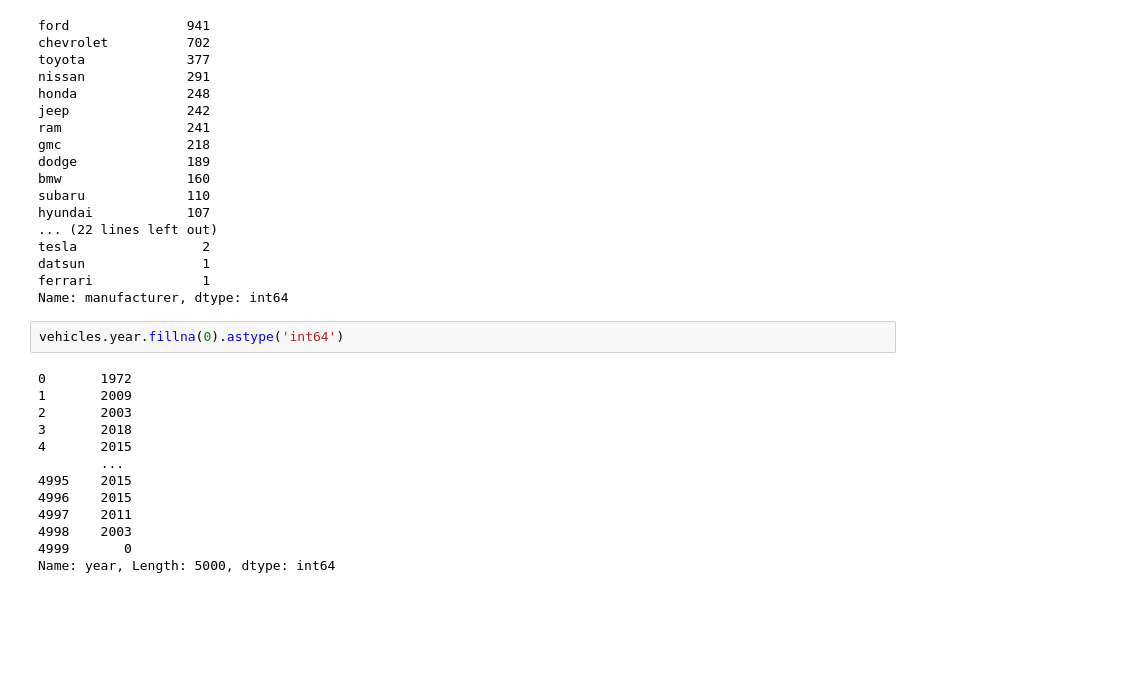
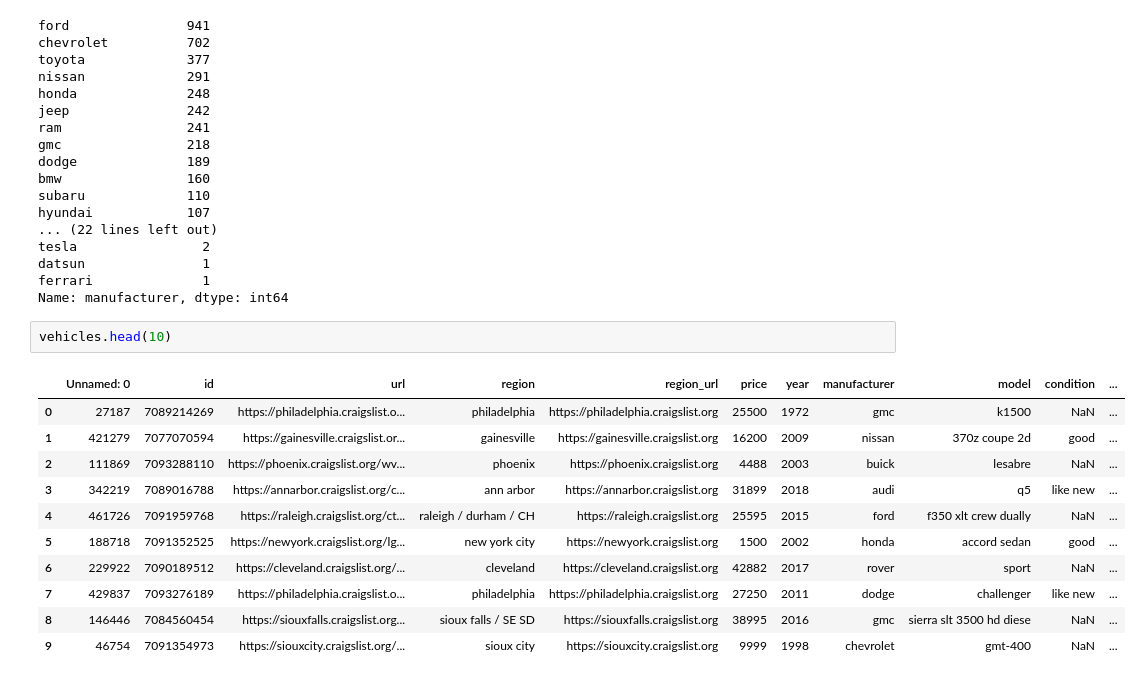
Before and after one commit to anhnguyendepocen/si370, a Jupyter notebook: 370_Pandas_I.ipynb, the cells around one changed output. Drawn from its saved outputs; the diff is of its cells as text; blank space fills up the shorter version.

```diff
--- a/370_Pandas_I.ipynb
+++ b/370_Pandas_I.ipynb
@@ -249,18 +249,17 @@ tesla                2
 datsun               1
 ferrari              1
 Name: manufacturer, dtype: int64
-# %%
-vehicles.year.fillna(0).astype('int64')
-# %% [output]
-0       1972
-1       2009
-2       2003
-3       2018
-4       2015
-        ...
-4995    2015
-4996    2015
-4997    2011
-4998    2003
-4999       0
-Name: year, Length: 5000, dtype: int64
+# %%
+vehicles.head(10)
+# %% [output]
+|  | Unnamed: 0 | id | url | region | region_url | price | year | manufacturer | model | condition | ... |
+| 0 | 27187 | 7089214269 | https://philadelphia.craigslist.o... | philadelphia | https://philadelphia.craigslist.org | 25500 | 1972 | gmc | k1500 | NaN | ... |
+| 1 | 421279 | 7077070594 | https://gainesville.craigslist.or... | gainesville | https://gainesville.craigslist.org | 16200 | 2009 | nissan | 370z coupe 2d | good | ... |
+| 2 | 111869 | 7093288110 | https://phoenix.craigslist.org/wv... | phoenix | https://phoenix.craigslist.org | 4488 | 2003 | buick | lesabre | NaN | ... |
+| 3 | 342219 | 7089016788 | https://annarbor.craigslist.org/c... | ann arbor | https://annarbor.craigslist.org | 31899 | 2018 | audi | q5 | like new | ... |
+| 4 | 461726 | 7091959768 | https://raleigh.craigslist.org/ct... | raleigh / durham / CH | https://raleigh.craigslist.org | 25595 | 2015 | ford | f350 xlt crew dually | NaN | ... |
+| 5 | 188718 | 7091352525 | https://newyork.craigslist.org/lg... | new york city | https://newyork.craigslist.org | 1500 | 2002 | honda | accord sedan | good | ... |
+| 6 | 229922 | 7090189512 | https://cleveland.craigslist.org/... | cleveland | https://cleveland.craigslist.org | 42882 | 2017 | rover | sport | NaN | ... |
+| 7 | 429837 | 7093276189 | https://philadelphia.craigslist.o... | philadelphia | https://philadelphia.craigslist.org | 27250 | 2011 | dodge | challenger | like new | ... |
+| 8 | 146446 | 7084560454 | https://siouxfalls.craigslist.org... | sioux falls / SE SD | https://siouxfalls.craigslist.org | 38995 | 2016 | gmc | sierra slt 3500 hd diese | NaN | ... |
+| 9 | 46754 | 7091354973 | https://siouxcity.craigslist.org/... | sioux city | https://siouxcity.craigslist.org | 9999 | 1998 | chevrolet | gmt-400 | NaN | ... |
```
Also changed, not shown: parts of 6 cells of this notebook.
